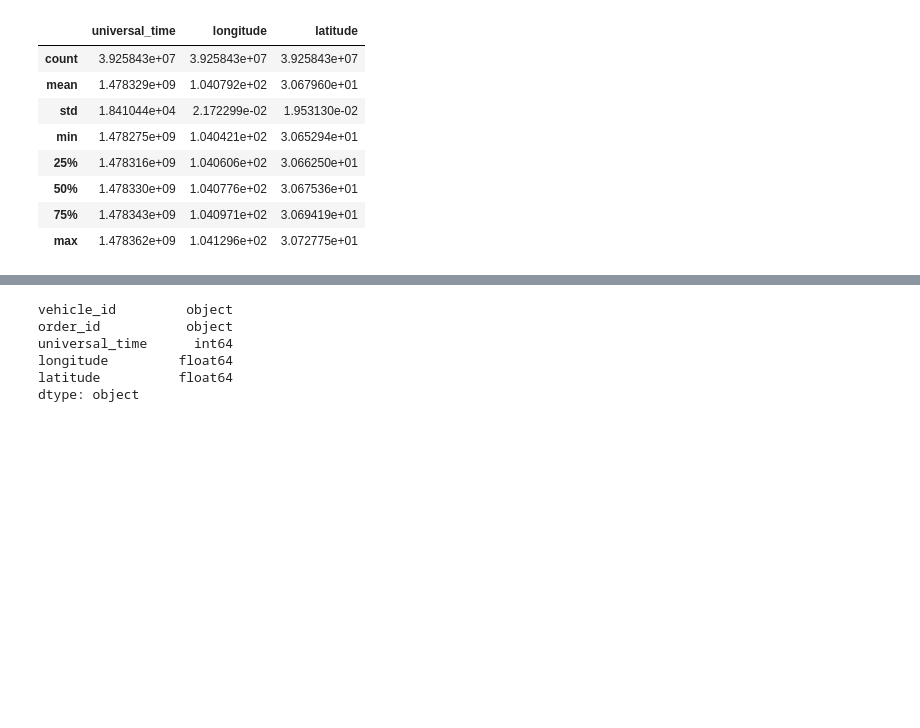
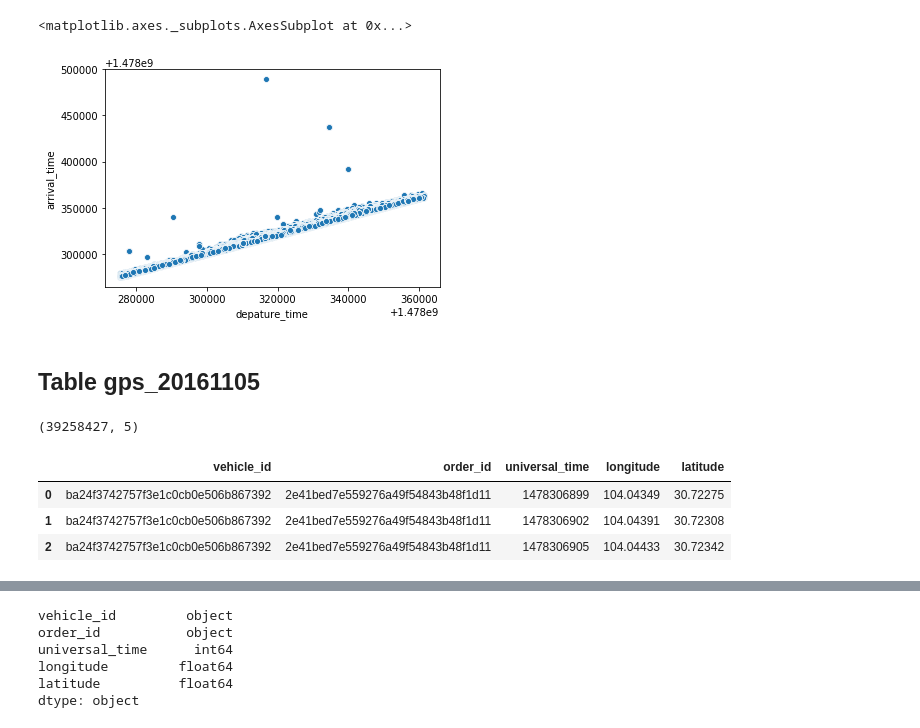
Before and after one commit to JiaoG/trafic-congestion-didi, a Jupyter notebook: data_exploration.ipynb, the cells around one changed output, grey strips where cells are left out. Cells and saved outputs as stored; diff of their text form; code cells hidden in the pictures; blank space fills up the shorter version.

```diff
--- a/data_exploration.ipynb
+++ b/data_exploration.ipynb
@@ -20,0 +12,3 @@ Untitled.ipynb
+# %%
+order = pd.read_csv('order_20161105',names = ['order_id', 'depature_time', 'arrival_time', 'departure_longi', 'departure_lati', 'arrival_longi', 'arrival_lati'])
+order.head(1)
@@ -21,14 +93,25 @@ Untitled.ipynb
+# %%
+# There are some outliers whose interval is to big
+
+# sns.distplot(order["arrival_time"])
+# sns.distplot(order["depature_time"])
+sns.scatterplot(order["depature_time"],order["arrival_time"] )
+# plot(order["depature_time"])
+# %% [output]
+<matplotlib.axes._subplots.AxesSubplot at 0x...>
+[figure, added]
+# %% [markdown]
+## Table gps_20161105
 # %%
 df = pd.read_csv("gps_20161105", names = ["vehicle_id", "order_id", "universal_time", "longitude", "latitude"])
 # %%
-df.describe()
+df.shape
 # %% [output]
-|  | universal_time | longitude | latitude |
-| count | 3.925843e+07 | 3.925843e+07 | 3.925843e+07 |
-| mean | 1.478329e+09 | 1.040792e+02 | 3.067960e+01 |
-| std | 1.841044e+04 | 2.172299e-02 | 1.953130e-02 |
-| min | 1.478275e+09 | 1.040421e+02 | 3.065294e+01 |
-| 25% | 1.478316e+09 | 1.040606e+02 | 3.066250e+01 |
-| 50% | 1.478330e+09 | 1.040776e+02 | 3.067536e+01 |
-| 75% | 1.478343e+09 | 1.040971e+02 | 3.069419e+01 |
-| max | 1.478362e+09 | 1.041296e+02 | 3.072775e+01 |
+(39258427, 5)
+# %%
+df.head(3)
+# %% [output]
+|  | vehicle_id | order_id | universal_time | longitude | latitude |
+| 0 | ba24f3742757f3e1c0cb0e506b867392 | 2e41bed7e559276a49f54843b48f1d11 | 1478306899 | 104.04349 | 30.72275 |
+| 1 | ba24f3742757f3e1c0cb0e506b867392 | 2e41bed7e559276a49f54843b48f1d11 | 1478306902 | 104.04391 | 30.72308 |
+| 2 | ba24f3742757f3e1c0cb0e506b867392 | 2e41bed7e559276a49f54843b48f1d11 | 1478306905 | 104.04433 | 30.72342 |
```
Also changed, not shown: parts of 75 cells of this notebook.
